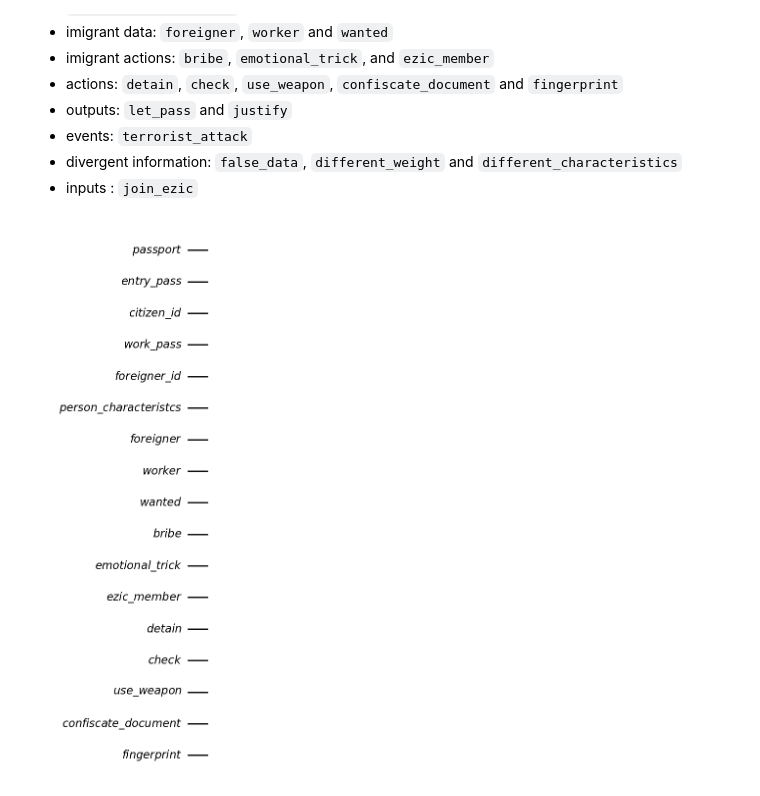
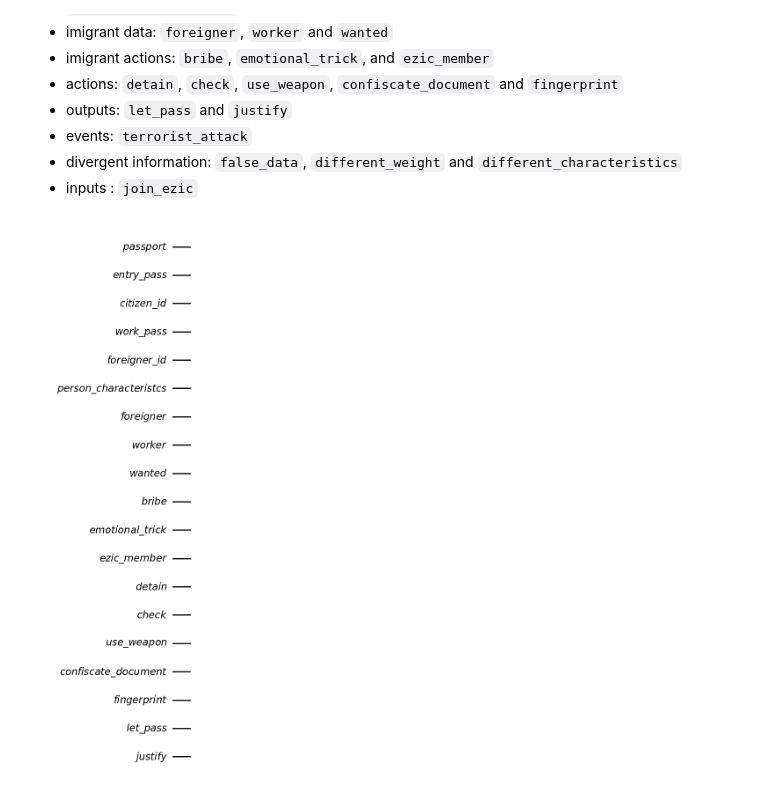
Before and after one commit to Dpbm/QPapersPlease, a Jupyter notebook: papers-please.ipynb, the cells around one changed output. Cells and saved outputs as stored; diff of their text form; code cells hidden in the pictures.

Commit message:
added outputs

```diff
--- a/papers-please.ipynb
+++ b/papers-please.ipynb
@@ -40,8 +40,13 @@ use_weapon = QuantumRegister(1, name="use_weapon")
 confiscate_document = QuantumRegister(1, name="confiscate_document")
 fingerprint = QuantumRegister(1, name="fingerprint")
 actions = [detain, check, use_weapon, confiscate_document, fingerprint]
+# %%
+#outputs
+let_pass = QuantumRegister(1, name="let_pass")
+justify = QuantumRegister(1, name="justify")
+outputs = [let_pass, justify]
 # %%
-qc = QuantumCircuit(*documents, *imigrant_data, *imigrant_actions, *actions)
+qc = QuantumCircuit(*documents, *imigrant_data, *imigrant_actions, *actions, *outputs)
 qc.draw('mpl')
 # %% [output]
-[figure, old version]
+[figure, new version]
```
